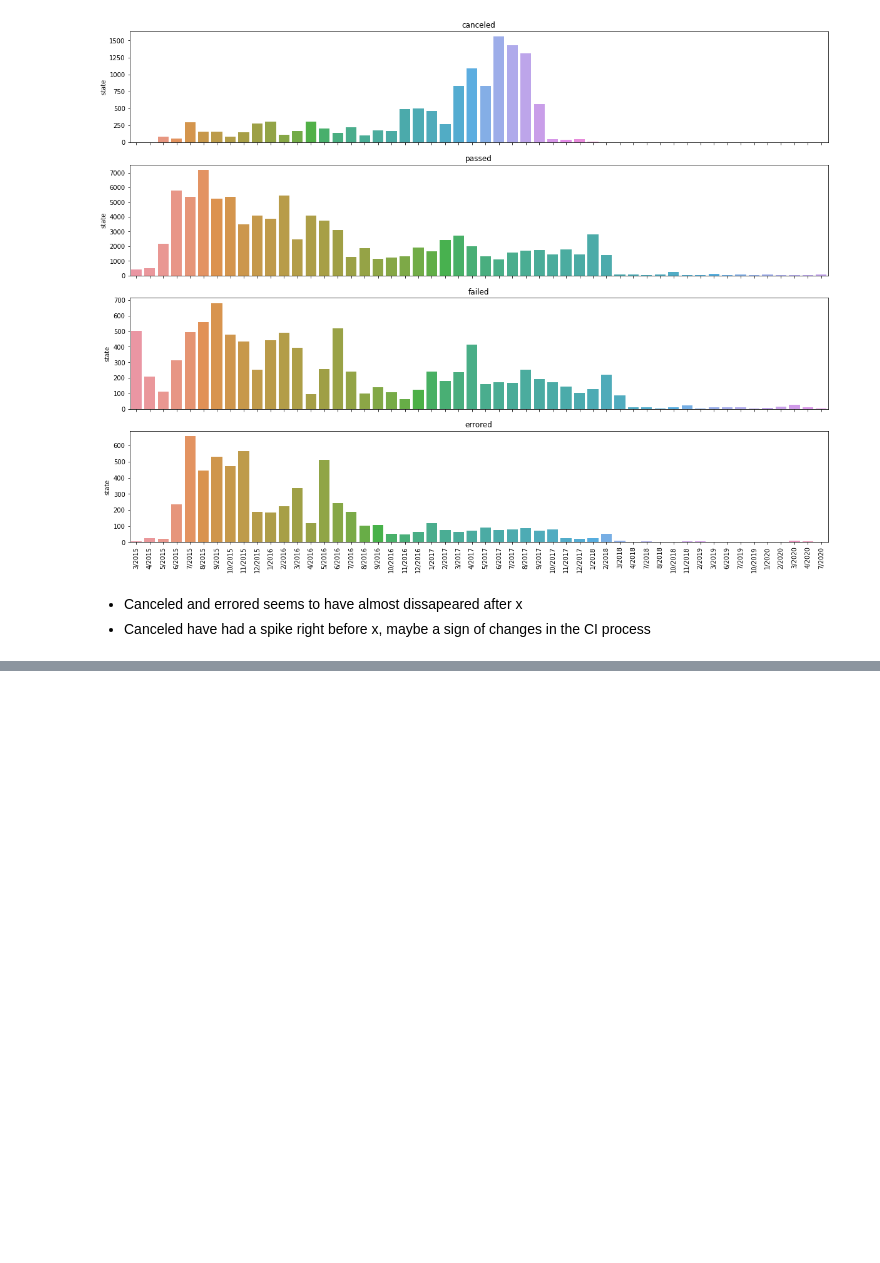
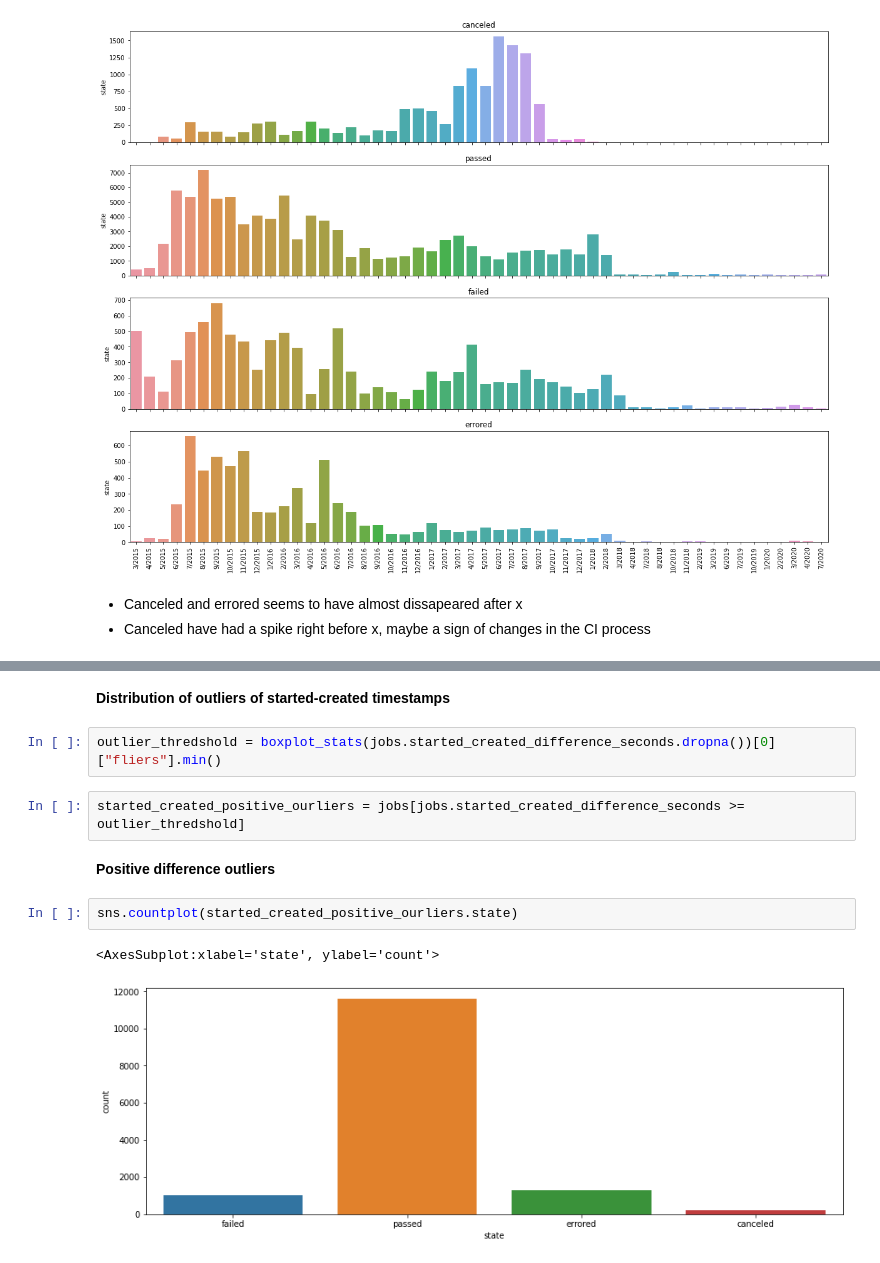
Before and after one commit to IncioMan/Continuous-Integration-metrics-for-post-release-bugs-prediction, a Jupyter notebook: notebooks/analysis/Jobs_dataset_analysis.ipynb, the cells around one changed output, grey strips where cells are left out. Cells and saved outputs as stored; diff of their text form; blank space fills up the shorter version.

```diff
--- a/notebooks/analysis/Jobs_dataset_analysis.ipynb
+++ b/notebooks/analysis/Jobs_dataset_analysis.ipynb
@@ -405,0 +411,13 @@ Name: id, dtype: int64
+# %% [markdown]
+**Distribution of outliers of started-created timestamps**
+# %%
+outlier_thredshold = boxplot_stats(jobs.started_created_difference_seconds.dropna())[0]["fliers"].min()
+# %%
+started_created_positive_ourliers = jobs[jobs.started_created_difference_seconds >= outlier_thredshold]
+# %% [markdown]
+**Positive difference outliers**
+# %%
+sns.countplot(started_created_positive_ourliers.state)
+# %% [output]
+<AxesSubplot:xlabel='state', ylabel='count'>
+[figure, added]
```
Also changed, not shown: parts of 87 cells of this notebook.
